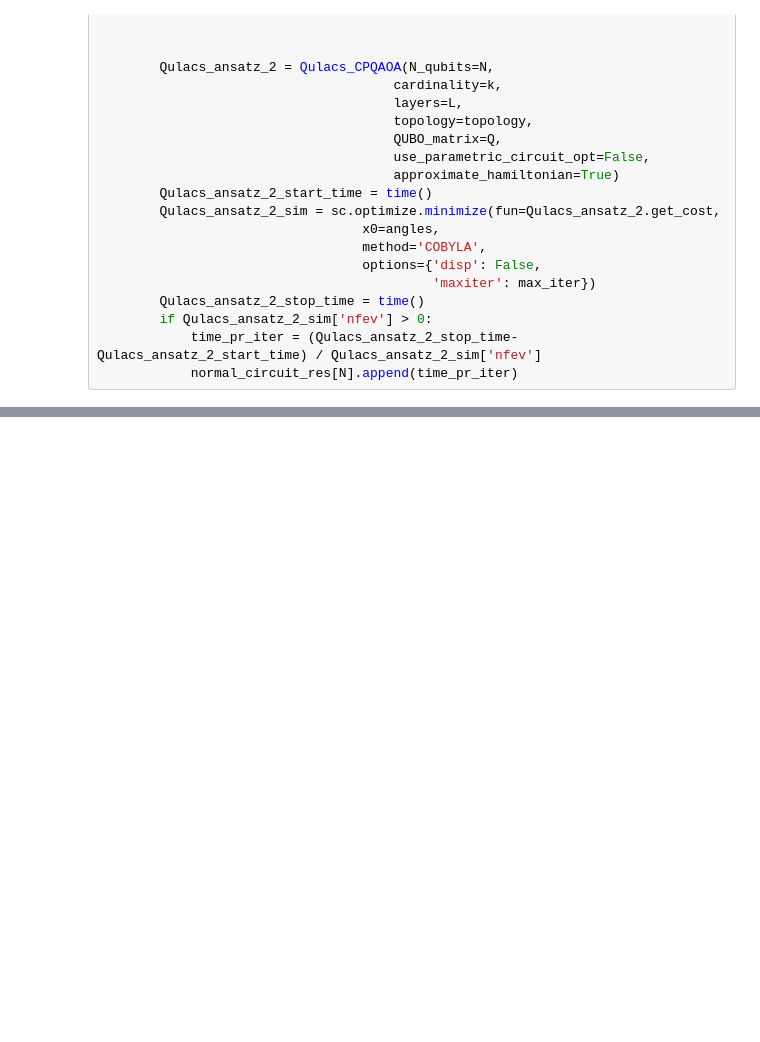
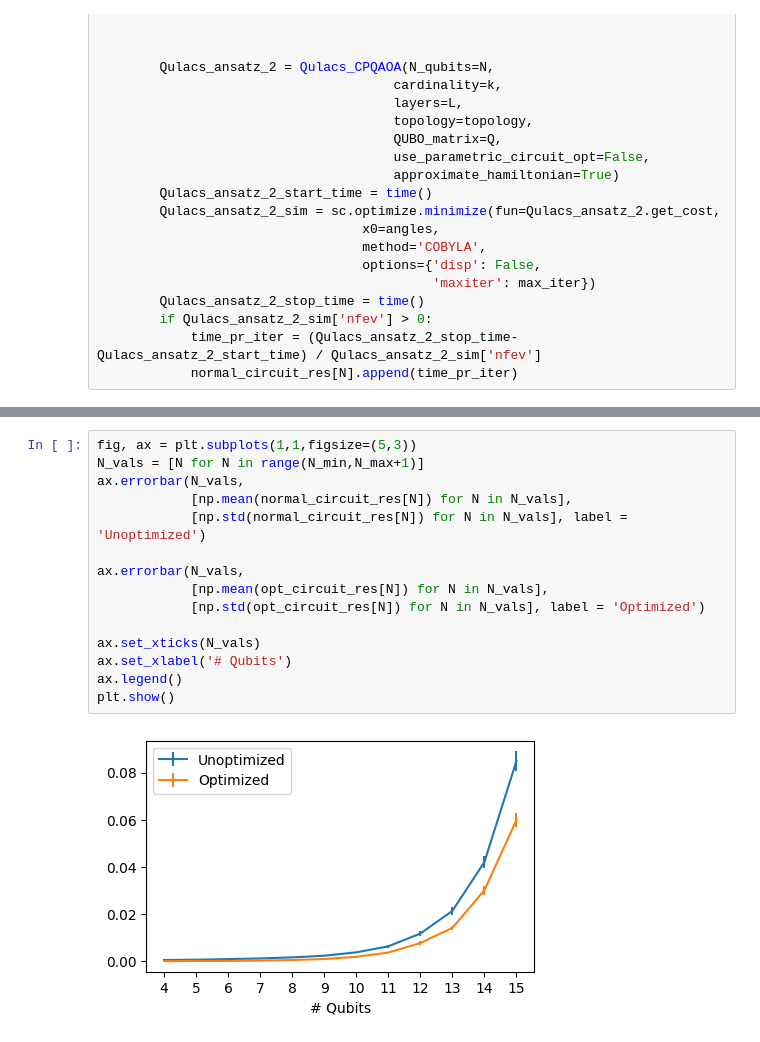
Before and after one commit to seba2390/Azurestuff, a Jupyter notebook: scripts/Qulacs_test.ipynb, the cells around one changed output, grey strips where cells are left out. Cells and saved outputs as stored; diff of their text form; blank space fills up the shorter version.

```diff
--- a/scripts/Qulacs_test.ipynb
+++ b/scripts/Qulacs_test.ipynb
@@ -257,0 +311,17 @@ plt.show()
+# %%
+fig, ax = plt.subplots(1,1,figsize=(5,3))
+N_vals = [N for N in range(N_min,N_max+1)]
+ax.errorbar(N_vals,
+            [np.mean(normal_circuit_res[N]) for N in N_vals],
+            [np.std(normal_circuit_res[N]) for N in N_vals], label = 'Unoptimized')
+
+ax.errorbar(N_vals,
+            [np.mean(opt_circuit_res[N]) for N in N_vals],
+            [np.std(opt_circuit_res[N]) for N in N_vals], label = 'Optimized')
+
+ax.set_xticks(N_vals)
+ax.set_xlabel('# Qubits')
+ax.legend()
+plt.show()
+# %% [output]
+[figure, added]
```
Also changed, not shown: parts of 4 cells of this notebook, 9 other files.
